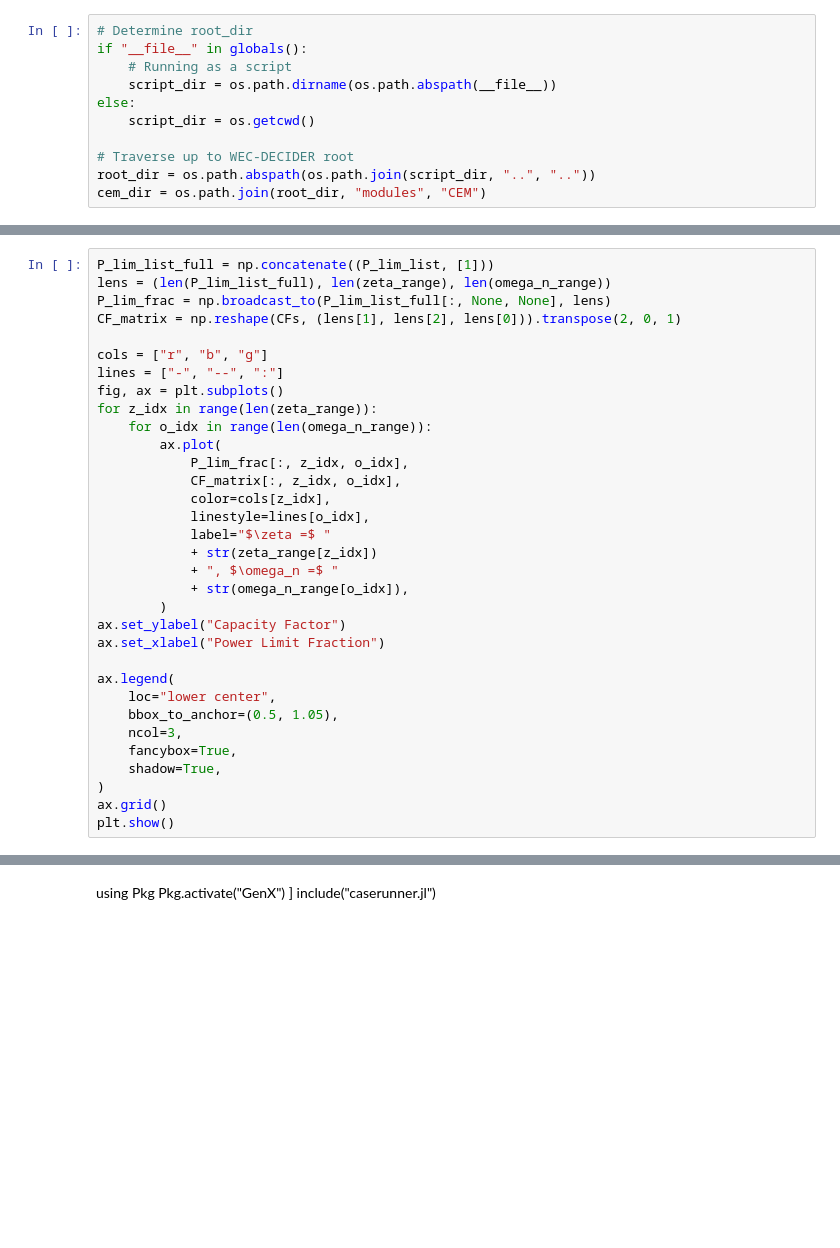
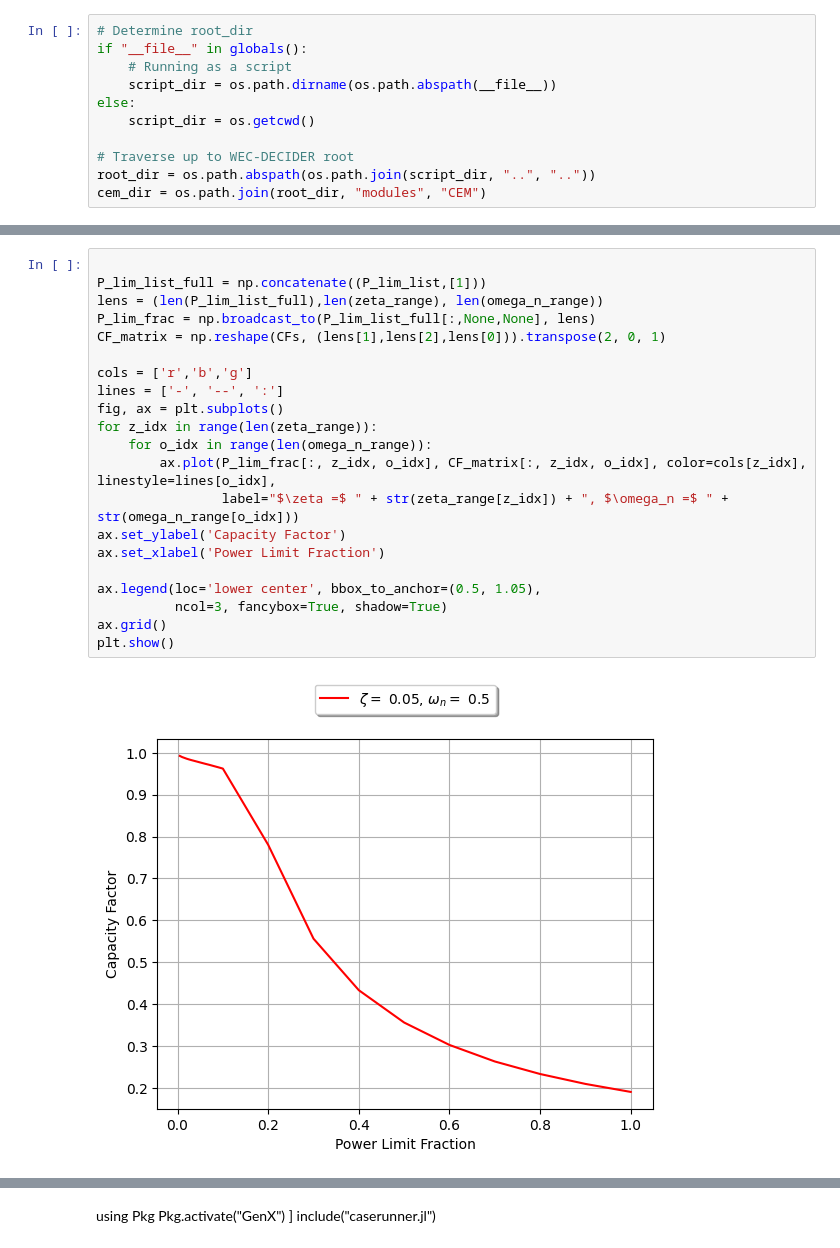
Before and after one commit to symbiotic-engineering/WEC-DECIDER, a Jupyter notebook: modules/CEM/make_additional_tech_csv.ipynb, the cells around one changed output, grey strips where cells are left out. Cells and saved outputs as stored; diff of their text form; blank space fills up the shorter version.

```diff
--- a/modules/CEM/make_additional_tech_csv.ipynb
+++ b/modules/CEM/make_additional_tech_csv.ipynb
@@ -216,36 +210,26 @@ print("Capacity factors: ", CFs)
 # %%
-P_lim_list_full = np.concatenate((P_lim_list, [1]))
-lens = (len(P_lim_list_full), len(zeta_range), len(omega_n_range))
-P_lim_frac = np.broadcast_to(P_lim_list_full[:, None, None], lens)
-CF_matrix = np.reshape(CFs, (lens[1], lens[2], lens[0])).transpose(2, 0, 1)
 
-cols = ["r", "b", "g"]
-lines = ["-", "--", ":"]
+P_lim_list_full = np.concatenate((P_lim_list,[1]))
+lens = (len(P_lim_list_full),len(zeta_range), len(omega_n_range))
+P_lim_frac = np.broadcast_to(P_lim_list_full[:,None,None], lens)
+CF_matrix = np.reshape(CFs, (lens[1],lens[2],lens[0])).transpose(2, 0, 1)
+
+cols = ['r','b','g']
+lines = ['-', '--', ':']
 fig, ax = plt.subplots()
 for z_idx in range(len(zeta_range)):
     for o_idx in range(len(omega_n_range)):
-        ax.plot(
-            P_lim_frac[:, z_idx, o_idx],
-            CF_matrix[:, z_idx, o_idx],
-            color=cols[z_idx],
-            linestyle=lines[o_idx],
-            label="$\zeta =$ "
-            + str(zeta_range[z_idx])
-            + ", $\omega_n =$ "
-            + str(omega_n_range[o_idx]),
-        )
-ax.set_ylabel("Capacity Factor")
-ax.set_xlabel("Power Limit Fraction")
+        ax.plot(P_lim_frac[:, z_idx, o_idx], CF_matrix[:, z_idx, o_idx], color=cols[z_idx], linestyle=lines[o_idx],
+                label="$\zeta =$ " + str(zeta_range[z_idx]) + ", $\omega_n =$ " + str(omega_n_range[o_idx]))
+ax.set_ylabel('Capacity Factor')
+ax.set_xlabel('Power Limit Fraction')
 
-ax.legend(
-    loc="lower center",
-    bbox_to_anchor=(0.5, 1.05),
-    ncol=3,
-    fancybox=True,
-    shadow=True,
-)
+ax.legend(loc='lower center', bbox_to_anchor=(0.5, 1.05),
+          ncol=3, fancybox=True, shadow=True)
 ax.grid()
 plt.show()
+# %% [output]
+[figure, added]
 # %%
 """
 fig, ax = plt.subplots()
```
Also changed, not shown: parts of 13 cells of this notebook, 1 other file.
